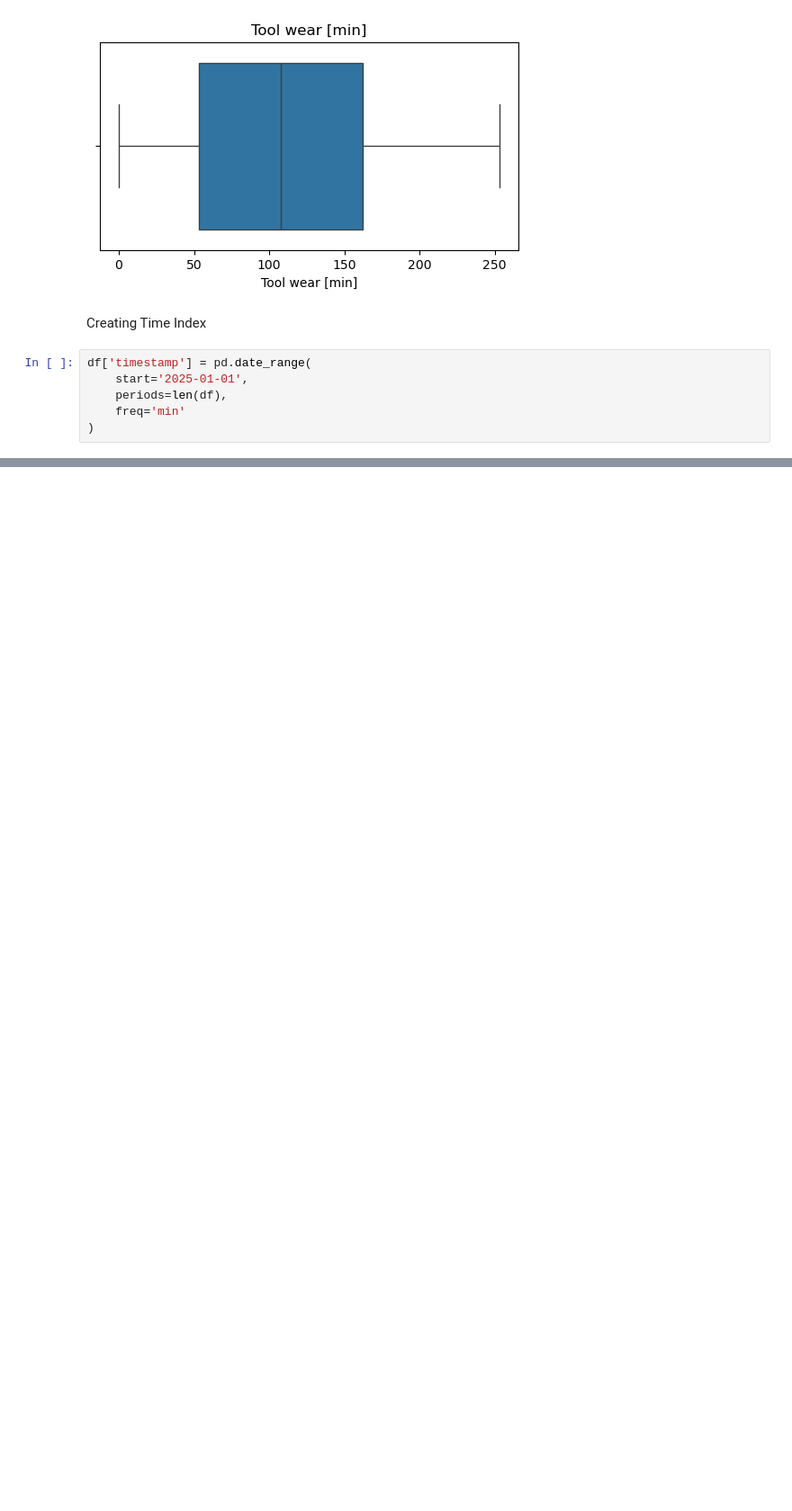
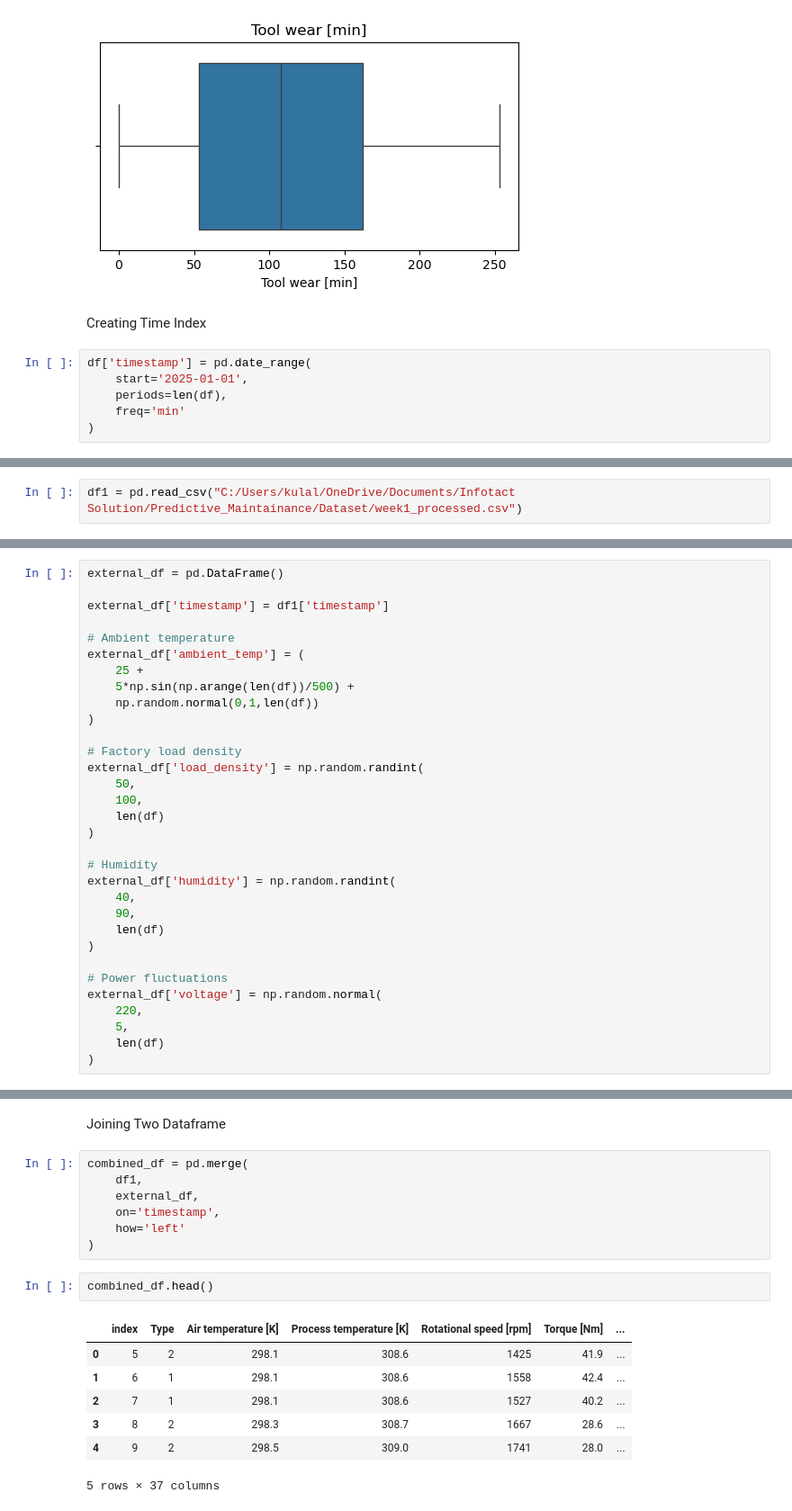
Before and after one commit to sankethkulal/Predictive_Maintainance, a Jupyter notebook: Notebooks/Notebook.ipynb, the cells around one changed output, grey strips where cells are left out. Shown at 90% size. Cells and saved outputs as stored; diff of their text form; blank space fills up the shorter version.

Commit message:
Week 2 starting

```diff
--- a/Notebooks/Notebook.ipynb
+++ b/Notebooks/Notebook.ipynb
@@ -272,0 +322,2 @@ df['air_temp_roll_mean'] = (
+# %%
+df1 = pd.read_csv("C:/Users/kulal/OneDrive/Documents/Infotact Solution/Predictive_Maintainance/Dataset/week1_processed.csv")
@@ -272,0 +326,32 @@ df['air_temp_roll_mean'] = (
+# %%
+external_df = pd.DataFrame()
+
+external_df['timestamp'] = df1['timestamp']
+
+# Ambient temperature
+external_df['ambient_temp'] = (
+    25 +
+    5*np.sin(np.arange(len(df))/500) +
+    np.random.normal(0,1,len(df))
+)
+
+# Factory load density
+external_df['load_density'] = np.random.randint(
+    50,
+    100,
+    len(df)
+)
+
+# Humidity
+external_df['humidity'] = np.random.randint(
+    40,
+    90,
+    len(df)
+)
+
+# Power fluctuations
+external_df['voltage'] = np.random.normal(
+    220,
+    5,
+    len(df)
+)
@@ -272,0 +367,19 @@ df['air_temp_roll_mean'] = (
+# %% [markdown]
+Joining Two Dataframe
+# %%
+combined_df = pd.merge(
+    df1,
+    external_df,
+    on='timestamp',
+    how='left'
+)
+# %%
+combined_df.head()
+# %% [output]
+|  | index | Type | Air temperature [K] | Process temperature [K] | Rotational speed [rpm] | Torque [Nm] | ... |
+| 0 | 5 | 2 | 298.1 | 308.6 | 1425 | 41.9 | ... |
+| 1 | 6 | 1 | 298.1 | 308.6 | 1558 | 42.4 | ... |
+| 2 | 7 | 1 | 298.1 | 308.6 | 1527 | 40.2 | ... |
+| 3 | 8 | 2 | 298.3 | 308.7 | 1667 | 28.6 | ... |
+| 4 | 9 | 2 | 298.5 | 309.0 | 1741 | 28.0 | ... |
+5 rows × 37 columns
```
Also changed, not shown: parts of 23 cells of this notebook, 1 other file.
